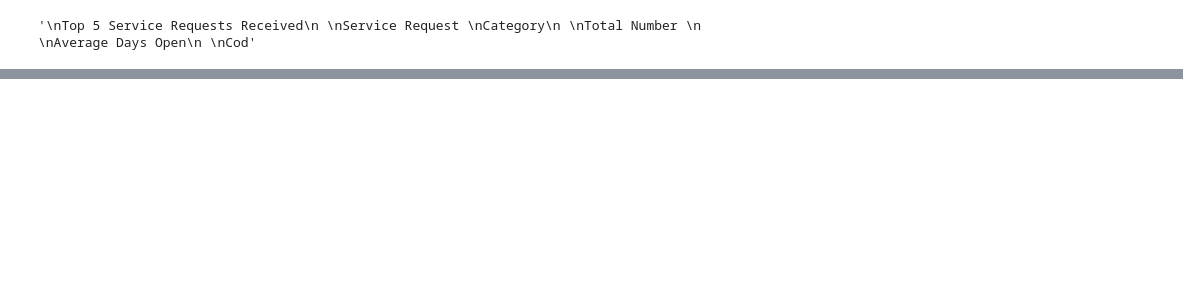
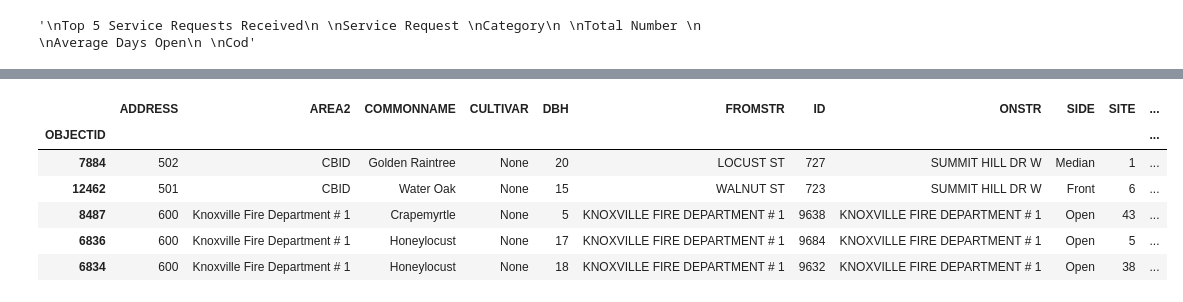
Before and after one commit to knoxdata/knoxville-opendata-notebooks, a Jupyter notebook: notebooks/codestock.ipynb, the cells around one changed output, grey strips where cells are left out. Saved outputs shown, nothing was run; the diff lists cells and outputs as text; code cells hidden in the pictures; blank space fills up the shorter version.

```diff
--- a/notebooks/codestock.ipynb
+++ b/notebooks/codestock.ipynb
@@ -28,0 +43,22 @@ RuntimeError: Please make sure that Ghostscript is installed
+# %%
+import requests
+from knoxdata.source.trees import query_tree_inventory
+
+session = requests.session()
+session.headers.update({
+    'Host': 'www.kgis.org',
+    'Referer': 'https://www.kgis.org/maps/treeinventory.html',
+    'User-Agent': 'Mozilla/5.0 (X11; Linux x86_64) AppleWebKit/537.36 (KHTML, like Gecko) Chrome/71.0.3578.98 Safari/537.36'
+})
+resp = session.get('http://www.kgis.org/maps/treeinventory.html') # get cookies
+# lattitude, longitude, area, session
+trees = query_tree_inventory(2583261.941640865, 600217.0654281484, 5000.0, session)['trees']
+trees.head(5)
+# %% [output]
+|  | ADDRESS | AREA2 | COMMONNAME | CULTIVAR | DBH | FROMSTR | ID | ONSTR | SIDE | SITE | ... |
+| OBJECTID |  |  |  |  |  |  |  |  |  |  | ... |
+| 7884 | 502 | CBID | Golden Raintree | None | 20 | LOCUST ST | 727 | SUMMIT HILL DR W | Median | 1 | ... |
+| 12462 | 501 | CBID | Water Oak | None | 15 | WALNUT ST | 723 | SUMMIT HILL DR W | Front | 6 | ... |
+| 8487 | 600 | Knoxville Fire Department # 1 | Crapemyrtle | None | 5 | KNOXVILLE FIRE DEPARTMENT # 1 | 9638 | KNOXVILLE FIRE DEPARTMENT # 1 | Open | 43 | ... |
+| 6836 | 600 | Knoxville Fire Department # 1 | Honeylocust | None | 17 | KNOXVILLE FIRE DEPARTMENT # 1 | 9684 | KNOXVILLE FIRE DEPARTMENT # 1 | Open | 5 | ... |
+| 6834 | 600 | Knoxville Fire Department # 1 | Honeylocust | None | 18 | KNOXVILLE FIRE DEPARTMENT # 1 | 9632 | KNOXVILLE FIRE DEPARTMENT # 1 | Open | 38 | ... |
```
Also changed, not shown: parts of 12 cells of this notebook.
